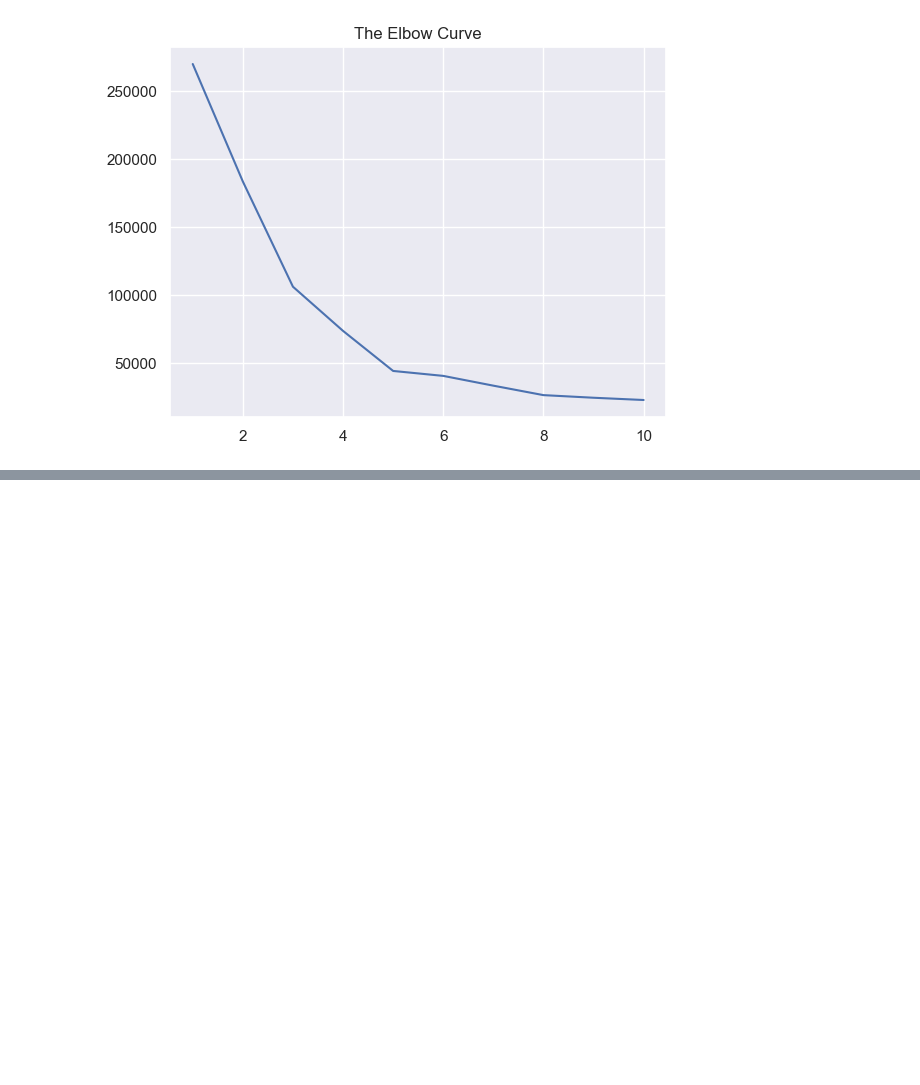
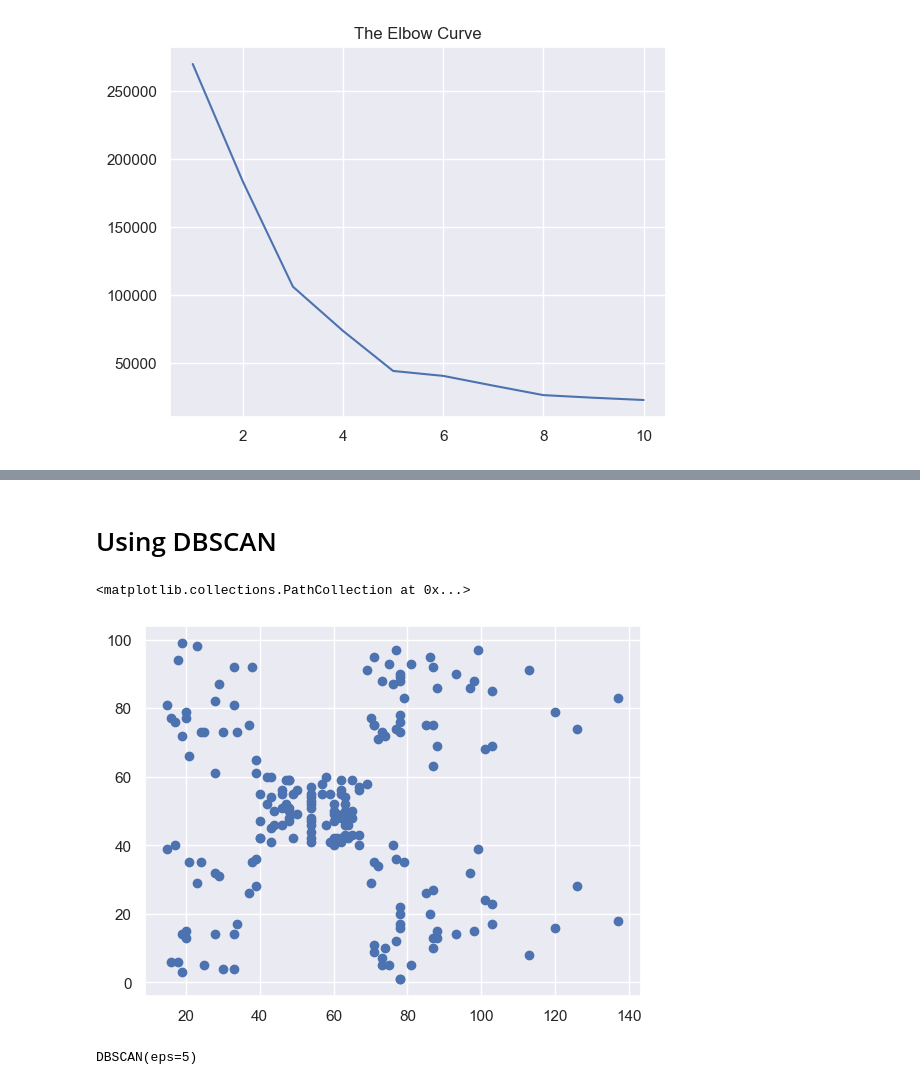
Before and after one commit to anonymous298/Machine-Learning-Projects, a Jupyter notebook: Unsupervised Learning/Clustering/Customer_segmentation.ipynb, the cells around one changed output, grey strips where cells are left out. Saved outputs shown, nothing was run; the diff lists cells and outputs as text; code cells hidden in the pictures; blank space fills up the shorter version.

```diff
--- a/Unsupervised Learning/Clustering/Customer_segmentation.ipynb
+++ b/Unsupervised Learning/Clustering/Customer_segmentation.ipynb
@@ -97,0 +112,7 @@ fig.show()
+# %% [markdown]
+# Using DBSCAN
+# %%
+plt.scatter(X[:, 0], X[:, 1])
+# %% [output]
+<matplotlib.collections.PathCollection at 0x...>
+[figure, added]
@@ -97,0 +121,5 @@ fig.show()
+# %%
+db = DBSCAN(eps=5, min_samples=5)
+db.fit(X)
+# %% [output]
+DBSCAN(eps=5)
```
Also changed, not shown: parts of 12 cells of this notebook, 4 other files.
